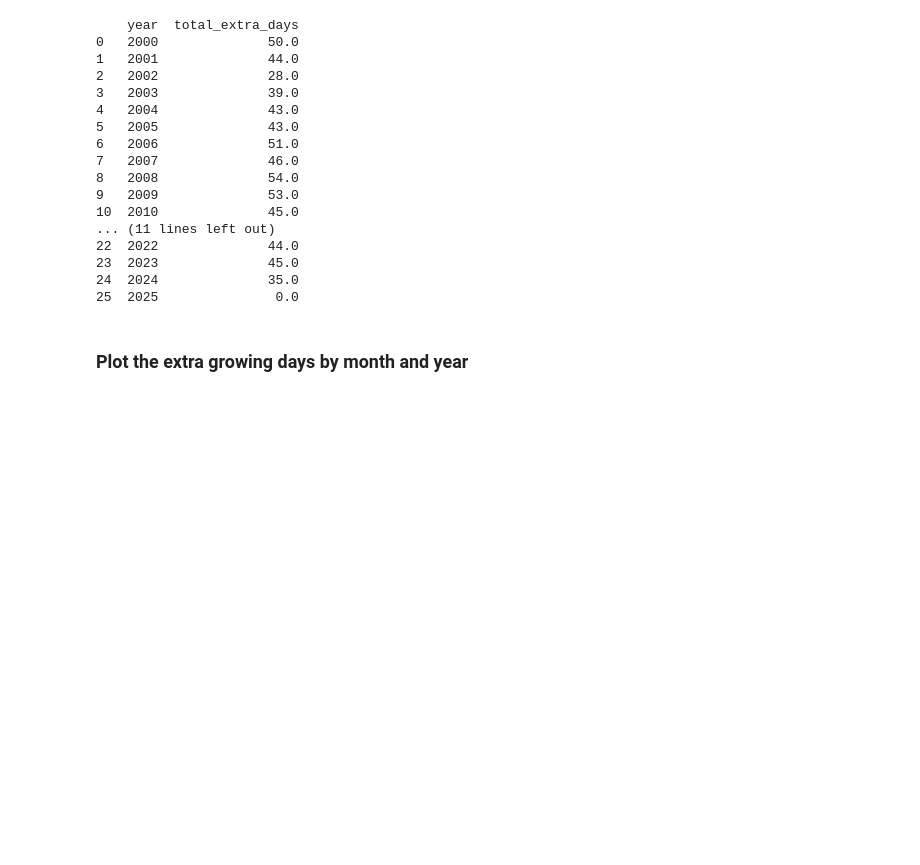
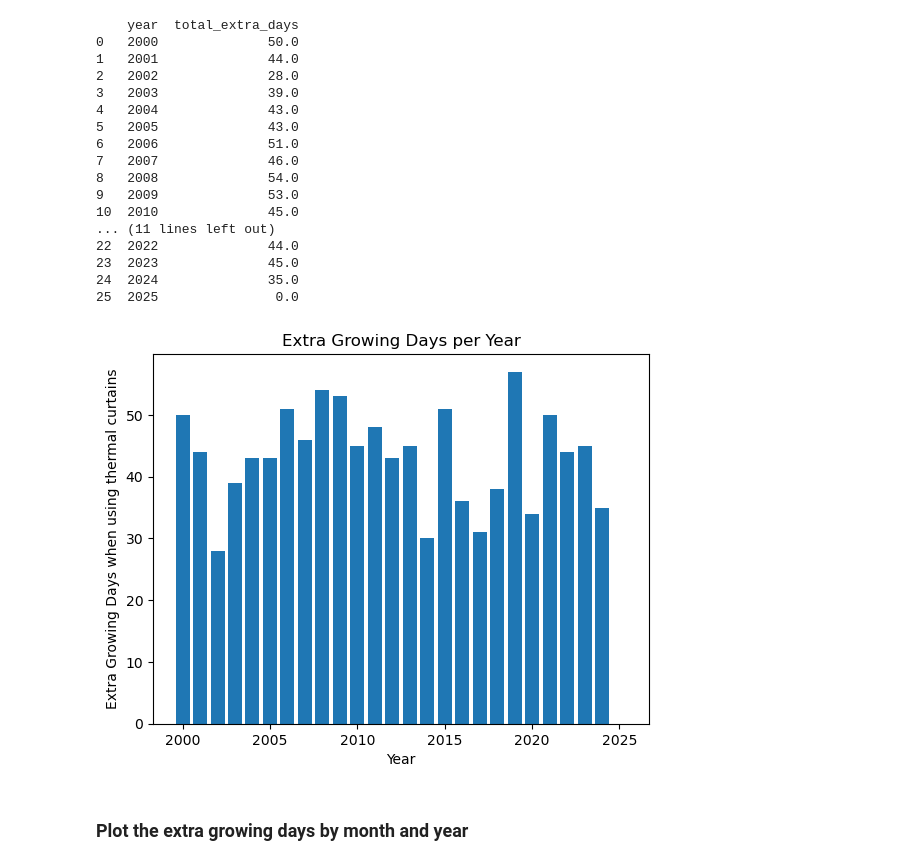
Before and after one commit to kknb1982/pfda, a Jupyter notebook: project/weather_suitability.ipynb, the cells around one changed output. Drawn from its saved outputs; the diff is of its cells as text; code cells hidden in the pictures; blank space fills up the shorter version.

```diff
--- a/project/weather_suitability.ipynb
+++ b/project/weather_suitability.ipynb
@@ -857,6 +856,14 @@ print(extra_growing_days_by_year)
 23  2023              45.0
 24  2024              35.0
 25  2025               0.0
+# %%
+plt.bar(extra_growing_days_by_year["year"], extra_growing_days_by_year["total_extra_days"])
+plt.title("Extra Growing Days per Year")
+plt.xlabel("Year")
+plt.ylabel("Extra Growing Days when using thermal curtains")
+plt.show()
+# %% [output]
+[figure, added]
 # %% [markdown]
 ### Plot the extra growing days by month and year
 # %%
```
Also changed, not shown: parts of 18 cells of this notebook.
